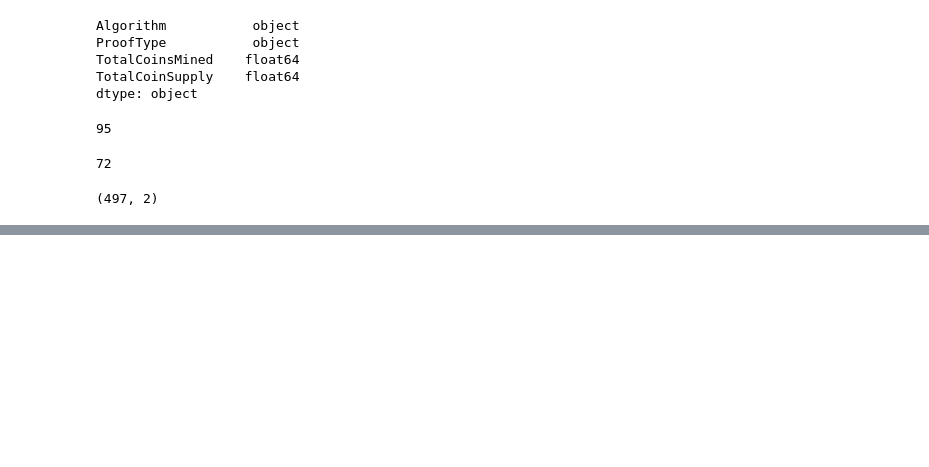
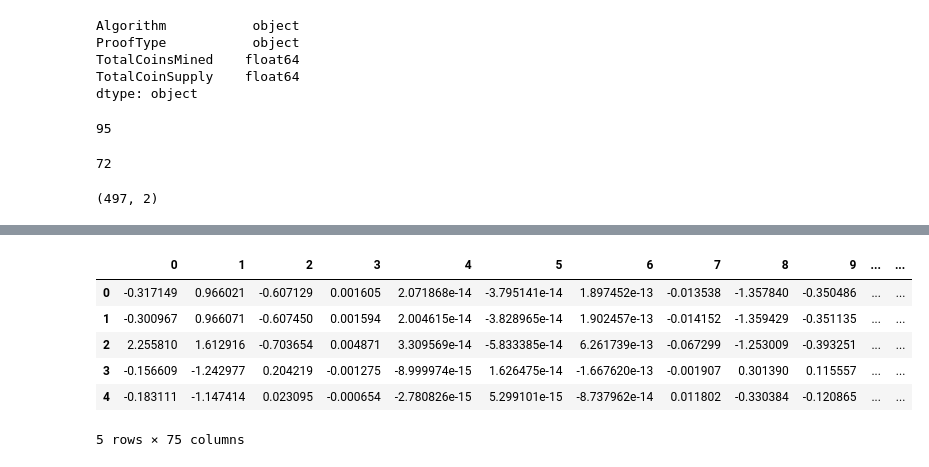
Before and after one commit to DataTortuga/Unsupervised-Learning-challenge, a Jupyter notebook: Crypto_Unsupervised_Analysis.ipynb, the cells around one changed output, grey strips where cells are left out. Drawn from its saved outputs; the diff is of its cells as text; code cells hidden in the pictures; blank space fills up the shorter version.

```diff
--- a/Crypto_Unsupervised_Analysis.ipynb
+++ b/Crypto_Unsupervised_Analysis.ipynb
@@ -131,0 +157,23 @@ plt.show()
+# %%
+# Predicting clusters with k=4
+
+# Initialize the k-means model
+model = KMeans(n_clusters=4, random_state=0)
+
+# Fit the model
+model.fit(crypto_pca_df)
+
+# Predict clusters
+predictions = model.predict(crypto_pca_df)
+
+# Add the predicted class column to the dataframe
+crypto_pca_df["class"] = model.labels_
+crypto_pca_df.head()
+# %% [output]
+|  | 0 | 1 | 2 | 3 | 4 | 5 | 6 | 7 | 8 | 9 | ... | ... |
+| 0 | -0.317149 | 0.966021 | -0.607129 | 0.001605 | 2.071868e-14 | -3.795141e-14 | 1.897452e-13 | -0.013538 | -1.357840 | -0.350486 | ... | ... |
+| 1 | -0.300967 | 0.966071 | -0.607450 | 0.001594 | 2.004615e-14 | -3.828965e-14 | 1.902457e-13 | -0.014152 | -1.359429 | -0.351135 | ... | ... |
+| 2 | 2.255810 | 1.612916 | -0.703654 | 0.004871 | 3.309569e-14 | -5.833385e-14 | 6.261739e-13 | -0.067299 | -1.253009 | -0.393251 | ... | ... |
+| 3 | -0.156609 | -1.242977 | 0.204219 | -0.001275 | -8.999974e-15 | 1.626475e-14 | -1.667620e-13 | -0.001907 | 0.301390 | 0.115557 | ... | ... |
+| 4 | -0.183111 | -1.147414 | 0.023095 | -0.000654 | -2.780826e-15 | 5.299101e-15 | -8.737962e-14 | 0.011802 | -0.330384 | -0.120865 | ... | ... |
+5 rows × 75 columns
```
Also changed, not shown: parts of 3 cells of this notebook.
